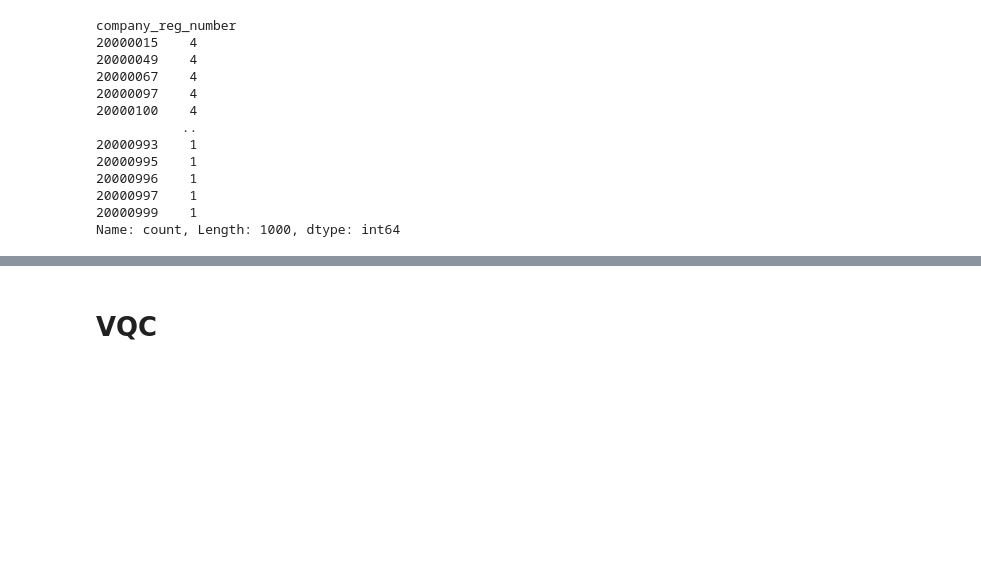
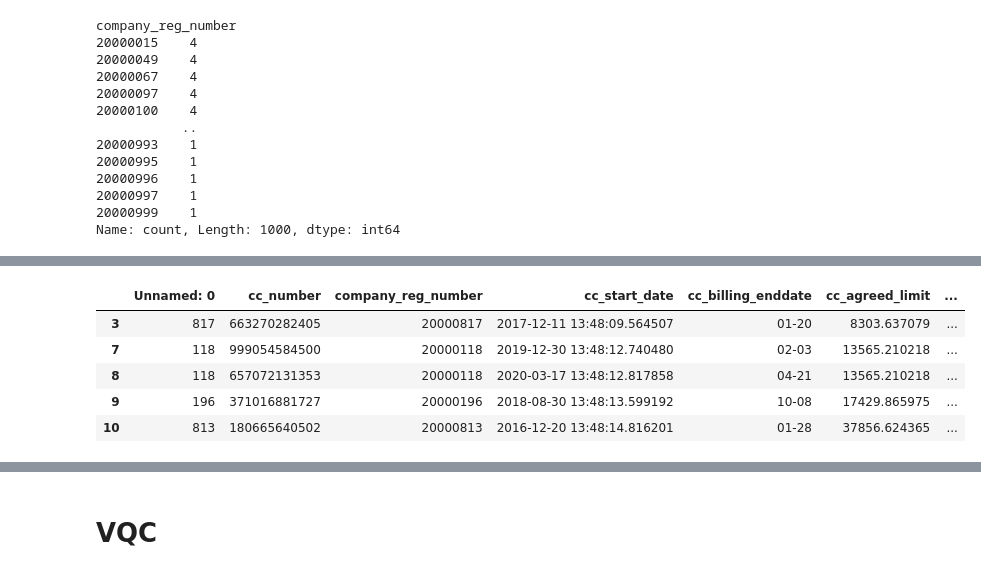
Before and after one commit to floatn/QML-for-finance, a Jupyter notebook: qml_code.ipynb, the cells around one changed output, grey strips where cells are left out. Drawn from its saved outputs; the diff is of its cells as text; code cells hidden in the pictures; blank space fills up the shorter version.

```diff
--- a/qml_code.ipynb
+++ b/qml_code.ipynb
@@ -662,0 +980,5 @@ cds_merged.info()
+# %%
+cc_df = cc_df.convert_dtypes()
+cc_df['cc_start_date'] = pd.to_datetime(cc_df['cc_start_date'])
+cc_df = cc_df[cc_df['cc_start_date'] > (max(cc_df['cc_start_date']) - pd.DateOffset(years=5))]
+cc_df.info()
@@ -662,0 +1004,11 @@ cds_merged.info()
+# %%
+cc_df['company_reg_number'].value_counts()
+cc_df['missed_payments_number_total'] = cc_df.groupby('company_reg_number')['missed_payments_number'].transform('sum')
+cc_df.head()
+# %% [output]
+|  | Unnamed: 0 | cc_number | company_reg_number | cc_start_date | cc_billing_enddate | cc_agreed_limit | ... |
+| 3 | 817 | 663270282405 | 20000817 | 2017-12-11 13:48:09.564507 | 01-20 | 8303.637079 | ... |
+| 7 | 118 | 999054584500 | 20000118 | 2019-12-30 13:48:12.740480 | 02-03 | 13565.210218 | ... |
+| 8 | 118 | 657072131353 | 20000118 | 2020-03-17 13:48:12.817858 | 04-21 | 13565.210218 | ... |
+| 9 | 196 | 371016881727 | 20000196 | 2018-08-30 13:48:13.599192 | 10-08 | 17429.865975 | ... |
+| 10 | 813 | 180665640502 | 20000813 | 2016-12-20 13:48:14.816201 | 01-28 | 37856.624365 | ... |
```
Also changed, not shown: parts of 59 cells of this notebook.
